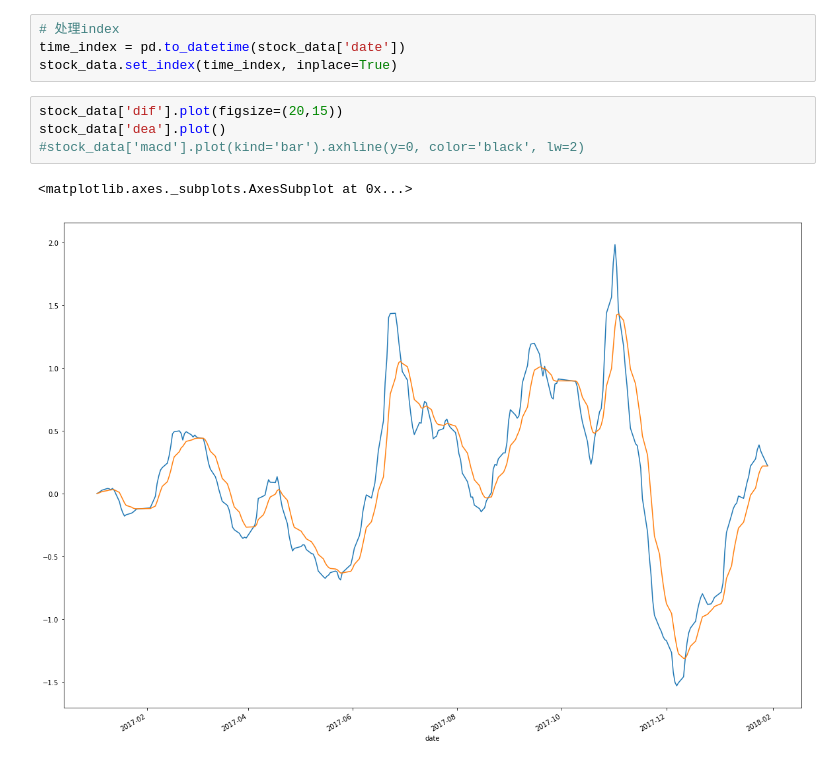
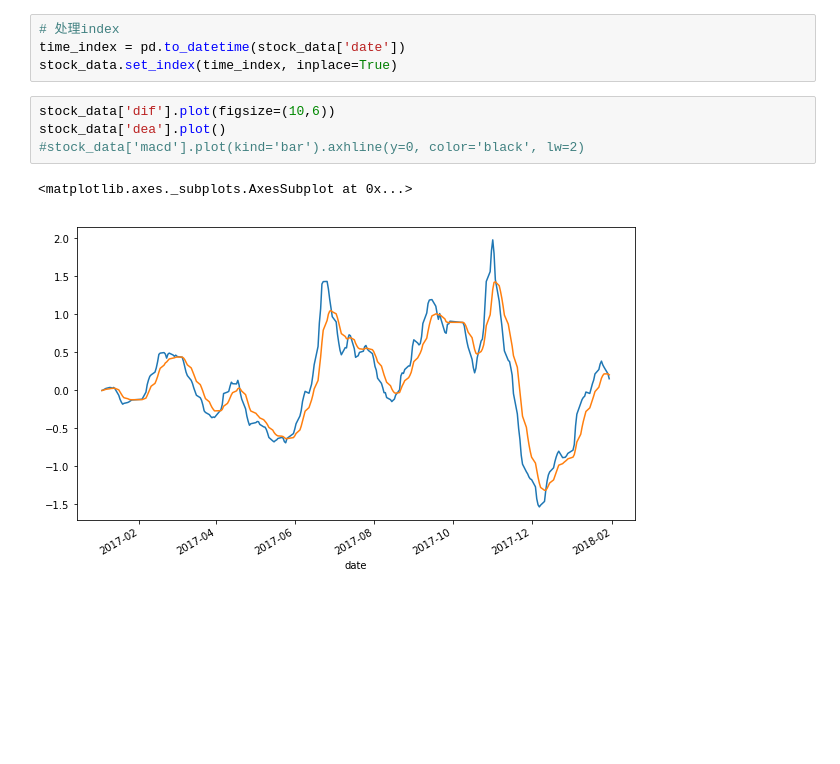
Before and after one commit to monkiki7/quant-tools, a Jupyter notebook: pycode/macd.ipynb, the cells around one changed output. Saved outputs shown, nothing was run; the diff lists cells and outputs as text; blank space fills up the shorter version.

```diff
--- a/pycode/macd.ipynb
+++ b/pycode/macd.ipynb
@@ -27,9 +27,9 @@ calcMACD(stock_data)
 time_index = pd.to_datetime(stock_data['date'])
 stock_data.set_index(time_index, inplace=True)
 # %%
-stock_data['dif'].plot(figsize=(20,15))
+stock_data['dif'].plot(figsize=(10,6))
 stock_data['dea'].plot()
 #stock_data['macd'].plot(kind='bar').axhline(y=0, color='black', lw=2)
 # %% [output]
 <matplotlib.axes._subplots.AxesSubplot at 0x...>
-[figure, old version]
+[figure, new version]
```
Also changed, not shown: parts of 2 cells of this notebook.
